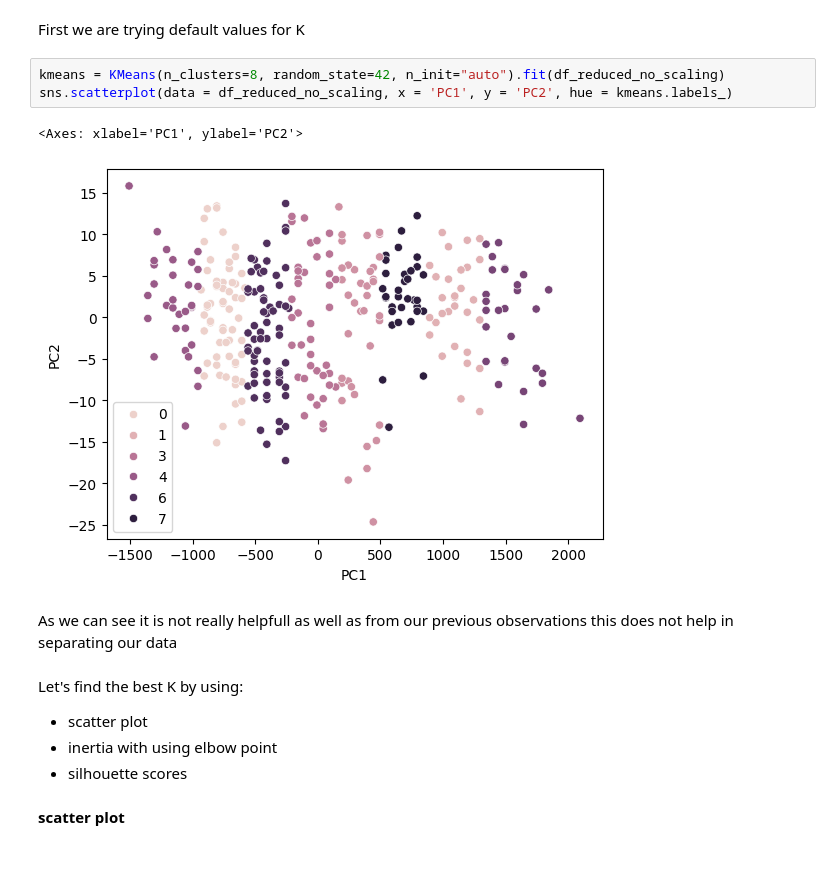
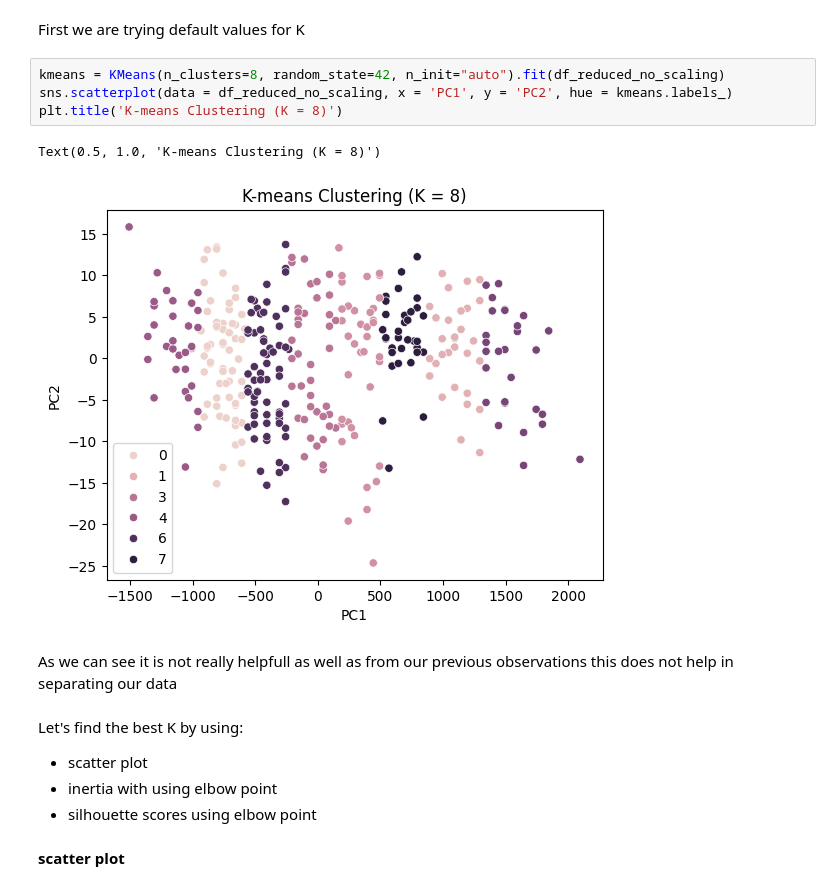
Before and after one commit to Bladwark/Penguins, a Jupyter notebook: penguins_type_analysis.ipynb, the cells around one changed output. Cells and saved outputs as stored; diff of their text form; blank space fills up the shorter version.

```diff
--- a/penguins_type_analysis.ipynb
+++ b/penguins_type_analysis.ipynb
@@ -337,16 +340,17 @@ First we are trying default values for K
 # %%
 kmeans = KMeans(n_clusters=8, random_state=42, n_init="auto").fit(df_reduced_no_scaling)
 sns.scatterplot(data = df_reduced_no_scaling, x = 'PC1', y = 'PC2', hue = kmeans.labels_)
+plt.title('K-means Clustering (K = 8)')
 # %% [output]
-<Axes: xlabel='PC1', ylabel='PC2'>
+Text(0.5, 1.0, 'K-means Clustering (K = 8)')
-[figure, old version]
+[figure, new version]
 # %% [markdown]
 As we can see it is not really helpfull as well as from our previous observations this does not help in separating our data
 # %% [markdown]
 Let's find the best K by using:
 - scatter plot
 - inertia with using elbow point
-- silhouette scores
+- silhouette scores using elbow point
 # %% [markdown]
 **scatter plot**
 # %%
```
Also changed, not shown: parts of 63 cells of this notebook.
